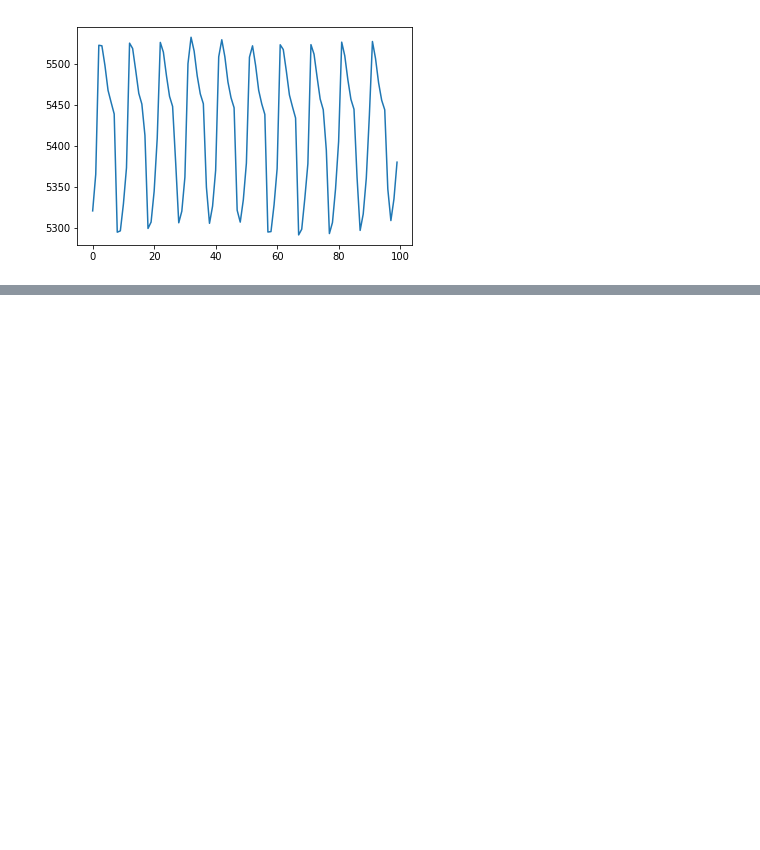
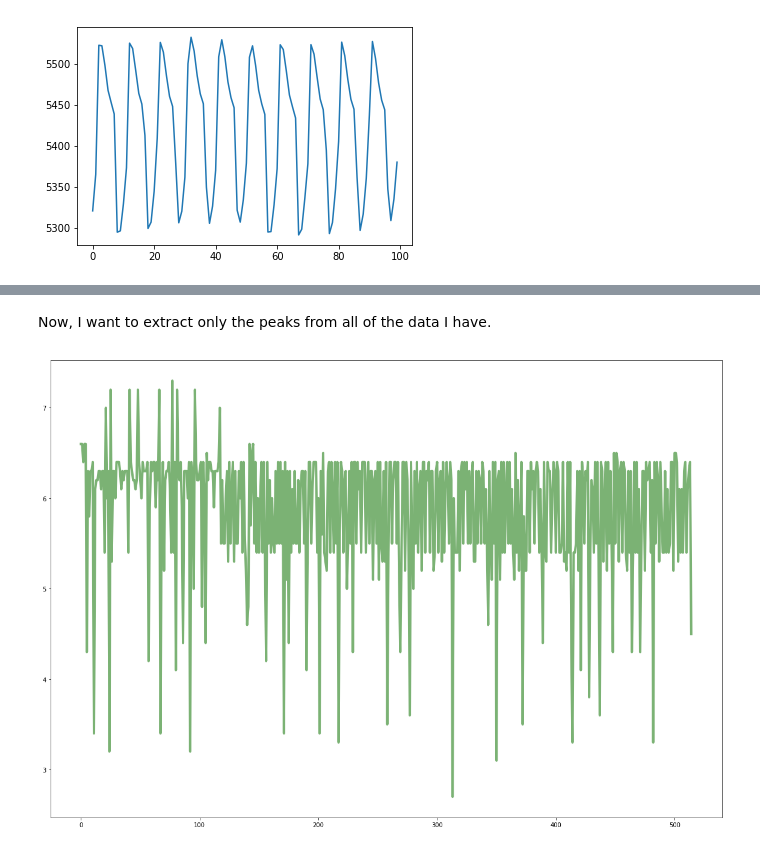
Before and after one commit to ThibaultHuyet/data_parsing, a Jupyter notebook: Notebooks/RPi_Perf2.ipynb, the cells around one changed output, grey strips where cells are left out. Saved outputs shown, nothing was run; the diff lists cells and outputs as text; code cells hidden in the pictures; blank space fills up the shorter version.

```diff
--- a/Notebooks/RPi_Perf2.ipynb
+++ b/Notebooks/RPi_Perf2.ipynb
@@ -484,0 +586,21 @@ plt.show()
+# %% [markdown]
+Now, I want to extract only the peaks from all of the data I have.
+# %%
+peaks1 = detect_peaks(main1)
+peaks2 = detect_peaks(main2)
+peaks3 = detect_peaks(main3)
+peaks4 = detect_peaks(main4)
+peaks5 = detect_peaks(main5)
+peaks6 = detect_peaks(main6)
+peaks7 = detect_peaks(main7)
+peaks8 = detect_peaks(main8)
+peaks9 = detect_peaks(main9)
+peaks10 = detect_peaks(main10)
+
+fig = plt.figure(figsize = (20, 14))
+ax = fig.add_subplot(111, label = "Comparison")
+
+ax.plot(main10[peaks10], color = C[0], label = 'Mean', linewidth = 4)
+plt.show()
+# %% [output]
+[figure, added]
```
Also changed, not shown: parts of 8 cells of this notebook.
